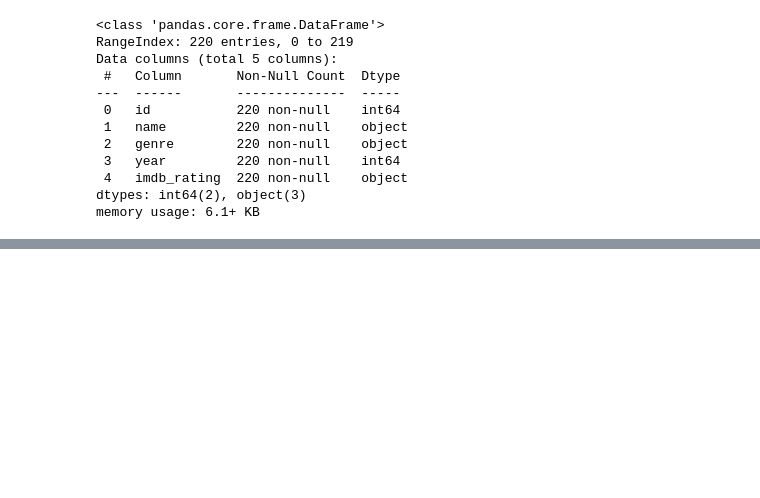
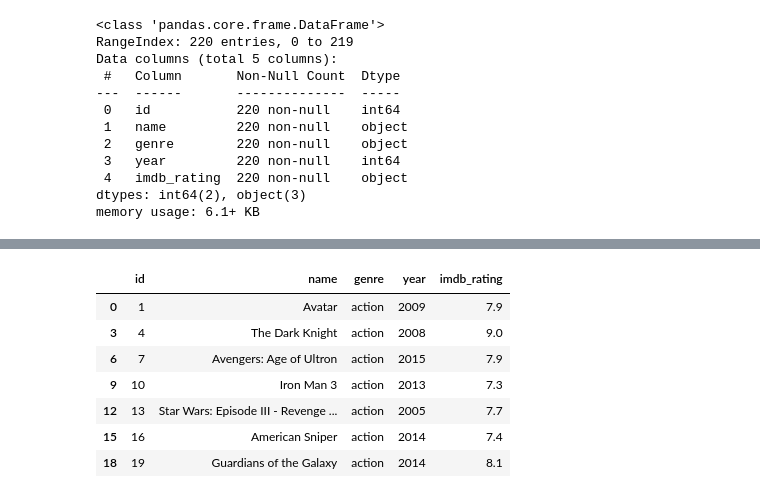
Before and after one commit to rogive/DataScience-Makeitreal, a Jupyter notebook: jupyter_numpy/Introducción a Pandas.ipynb, the cells around one changed output, grey strips where cells are left out. Saved outputs shown, nothing was run; the diff lists cells and outputs as text; code cells hidden in the pictures; blank space fills up the shorter version.

```diff
--- a/jupyter_numpy/Introducción a Pandas.ipynb
+++ b/jupyter_numpy/Introducción a Pandas.ipynb
@@ -48,0 +146,11 @@ memory usage: 6.1+ KB
+# %%
+df3.iloc[:21:3]
+# %% [output]
+|  | id | name | genre | year | imdb_rating |
+| 0 | 1 | Avatar | action | 2009 | 7.9 |
+| 3 | 4 | The Dark Knight | action | 2008 | 9.0 |
+| 6 | 7 | Avengers: Age of Ultron | action | 2015 | 7.9 |
+| 9 | 10 | Iron Man 3 | action | 2013 | 7.3 |
+| 12 | 13 | Star Wars: Episode III - Revenge ... | action | 2005 | 7.7 |
+| 15 | 16 | American Sniper | action | 2014 | 7.4 |
+| 18 | 19 | Guardians of the Galaxy | action | 2014 | 8.1 |
```
Also changed, not shown: parts of 18 cells of this notebook, 4 other files.
